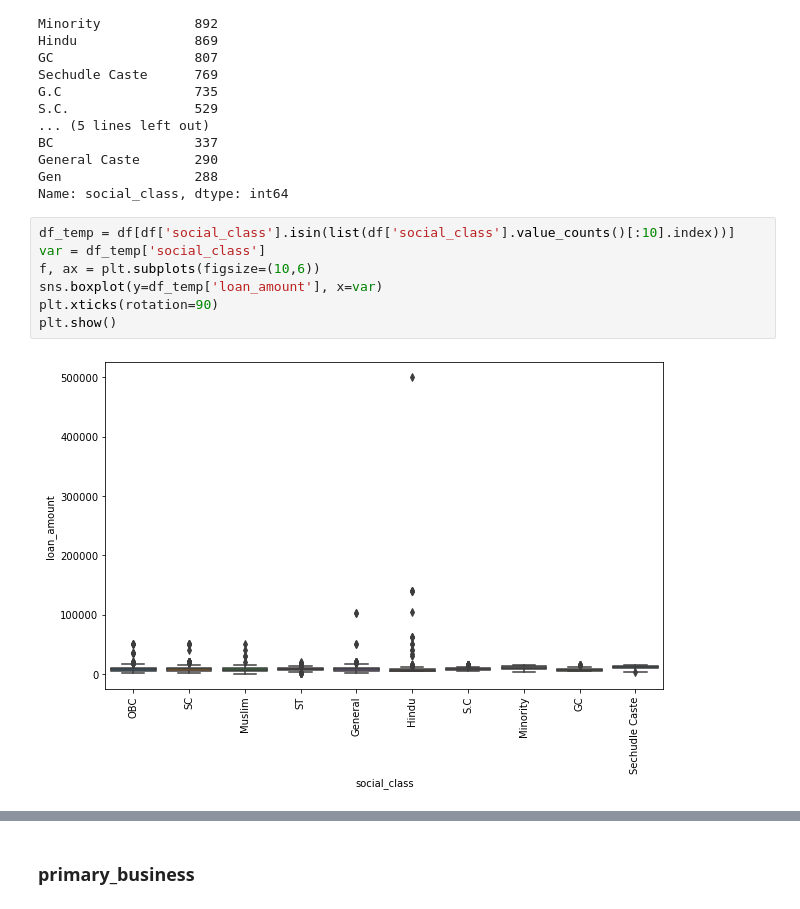
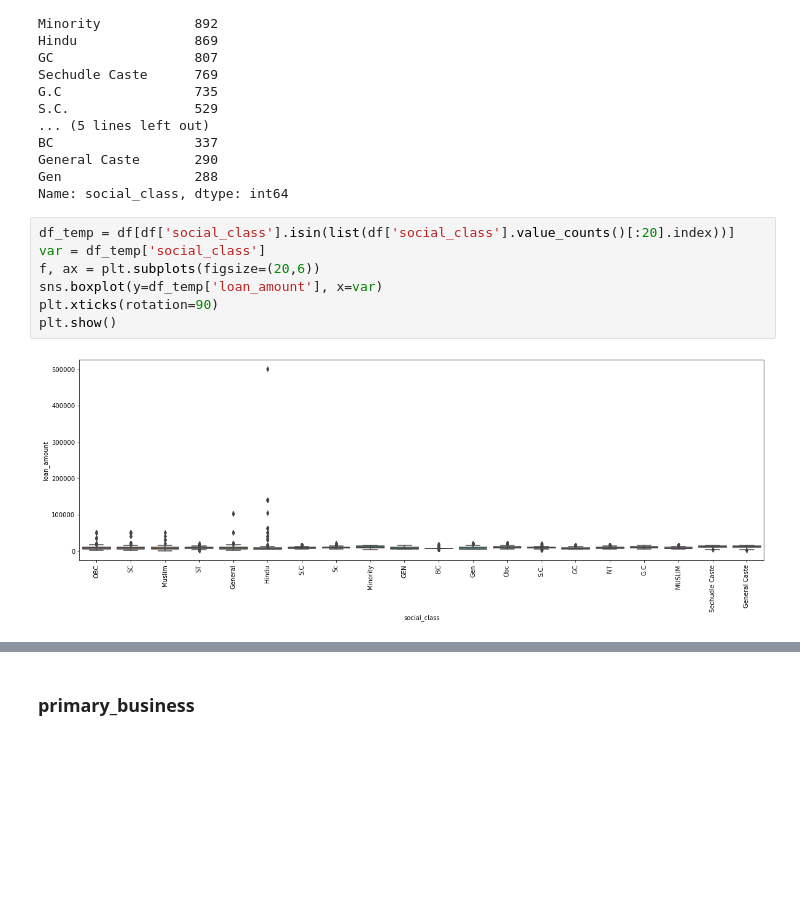
Before and after one commit to ck-unifr/loan_amount_prediction, a Jupyter notebook: loan_amount_prediction.ipynb, the cells around one changed output, grey strips where cells are left out. Cells and saved outputs as stored; diff of their text form; blank space fills up the shorter version.

```diff
--- a/loan_amount_prediction.ipynb
+++ b/loan_amount_prediction.ipynb
@@ -590,12 +608,12 @@ General Caste       290
 Gen                 288
 Name: social_class, dtype: int64
 # %%
-df_temp = df[df['social_class'].isin(list(df['social_class'].value_counts()[:10].index))]
+df_temp = df[df['social_class'].isin(list(df['social_class'].value_counts()[:20].index))]
 var = df_temp['social_class']
-f, ax = plt.subplots(figsize=(10,6))
+f, ax = plt.subplots(figsize=(20,6))
 sns.boxplot(y=df_temp['loan_amount'], x=var)
 plt.xticks(rotation=90)
 plt.show()
 # %% [output]
-[figure, old version]
+[figure, new version]
 # %%
```
Also changed, not shown: parts of 20 cells of this notebook.
